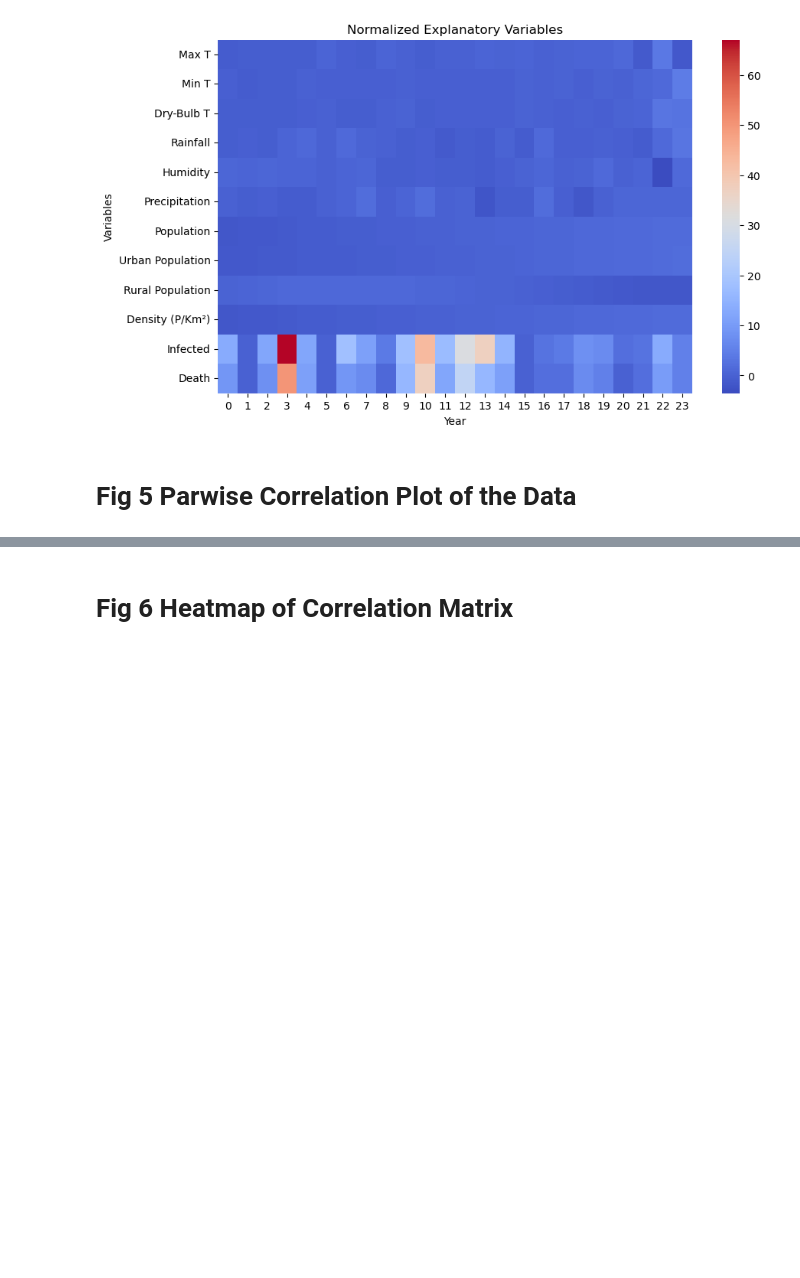
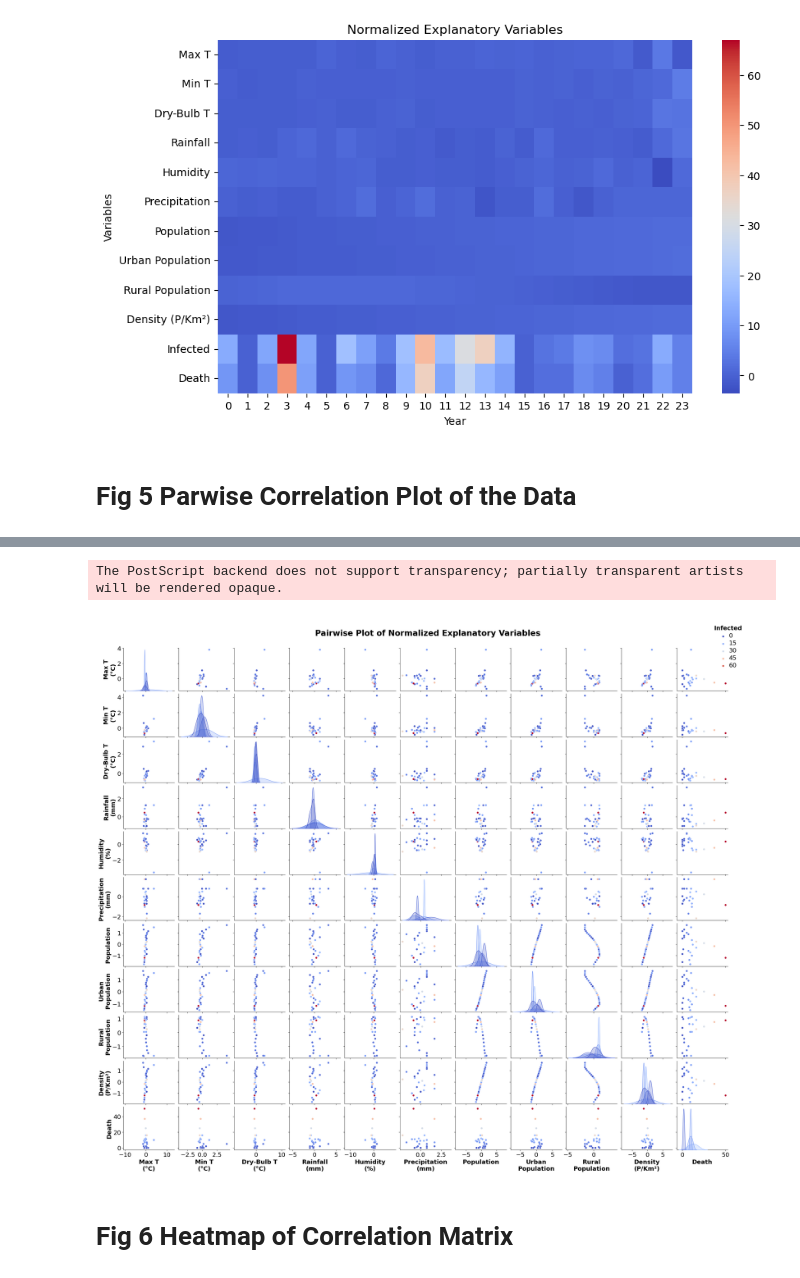
Before and after one commit to awnonbhowmik/NiV-Data-Analysis, a Jupyter notebook: FinalCode.ipynb, the cells around one changed output, grey strips where cells are left out. Cells and saved outputs as stored; diff of their text form; code cells hidden in the pictures; blank space fills up the shorter version.

Commit message:
Updated PairPlot

```diff
--- a/FinalCode.ipynb
+++ b/FinalCode.ipynb
@@ -472,3 +446,71 @@ The PostScript backend does not support transparency; partially transparent arti
+# %%
+import seaborn as sns
+import matplotlib.pyplot as plt
+
+# Plot the pairplot with larger figure size and customizations
+pairplot = sns.pairplot(
+    normalized_data,
+    hue='Infected',
+    kind='scatter',
+    diag_kind='kde',
+    palette='coolwarm',
+    height=2,  # Set each subplot size
+    aspect=1.2  # Adjust aspect ratio for clarity
+)
+
+# Define a dictionary to update axis labels
+axis_label_map = {
+    "Max T": "Max T\n(°C)",
+    "Min T": "Min T\n(°C)",
+    "Dry-Bulb T": "Dry-Bulb T\n(°C)",
+    "Rainfall": "Rainfall\n(mm)",
+    "Humidity": "Humidity\n(%)",
+    "Precipitation": "Precipitation\n(mm)",
+    "Rural Population": "Rural\nPopulation",
+    "Urban Population": "Urban\nPopulation",
+    "Density (P/Km²)": "Density\n(P/Km²)",
+}
+
+# Update axis labels in the pairplot
+for ax in pairplot.axes.flatten():
+    if ax:  # Check if axis exists
+        x_label = ax.get_xlabel()
+        y_label = ax.get_ylabel()
+        # Update x-axis label if in the map
+        if x_label in axis_label_map:
+            ax.set_xlabel(axis_label_map[x_label])
+        # Update y-axis label if in the map
+        if y_label in axis_label_map:
+            ax.set_ylabel(axis_label_map[y_label])
+
+# Adjust labels and titles for better visibility
+for ax in pairplot.axes.flatten():
+    if ax:  # Check if axis exists
+        ax.set_xlabel(ax.get_xlabel(), fontsize=18, fontweight='bold')
+        ax.set_ylabel(ax.get_ylabel(), fontsize=18, fontweight='bold')
+        ax.tick_params(axis='both', labelsize=18)  # Increase tick label size
+
+# Make the legend larger
+pairplot._legend.set_title("Infected", prop={'size': 18, 'weight': 'bold'})
+pairplot._legend.set_bbox_to_anchor((1, 1))
+pairplot.legend.set_loc('right')
+for text in pairplot._legend.texts:
+    text.set_fontsize(18)  # Increase legend font size
+
+# Add a main title
+pairplot.fig.suptitle('Pairwise Plot of Normalized Explanatory Variables',
+                      fontsize=24, fontweight='bold', y=1.02)
+
+# Save the plot as PNG for PDF
+pairplot.savefig('imagesFinal/pairplot.png', dpi=220, format='png', bbox_inches='tight')
+
+# Save the plot as EPS for LaTeX
+pairplot.savefig('imagesFinal/pairplot.eps', dpi=220, format='eps', bbox_inches='tight')
+
+plt.show()
+# %% [output]
+The PostScript backend does not support transparency; partially transparent artists will be rendered opaque.
+[figure, added]
 # %% [markdown]
 # Fig 6 Heatmap of Correlation Matrix
 # %%
```
Also changed, not shown: parts of 1 cell of this notebook, 2 other files.
